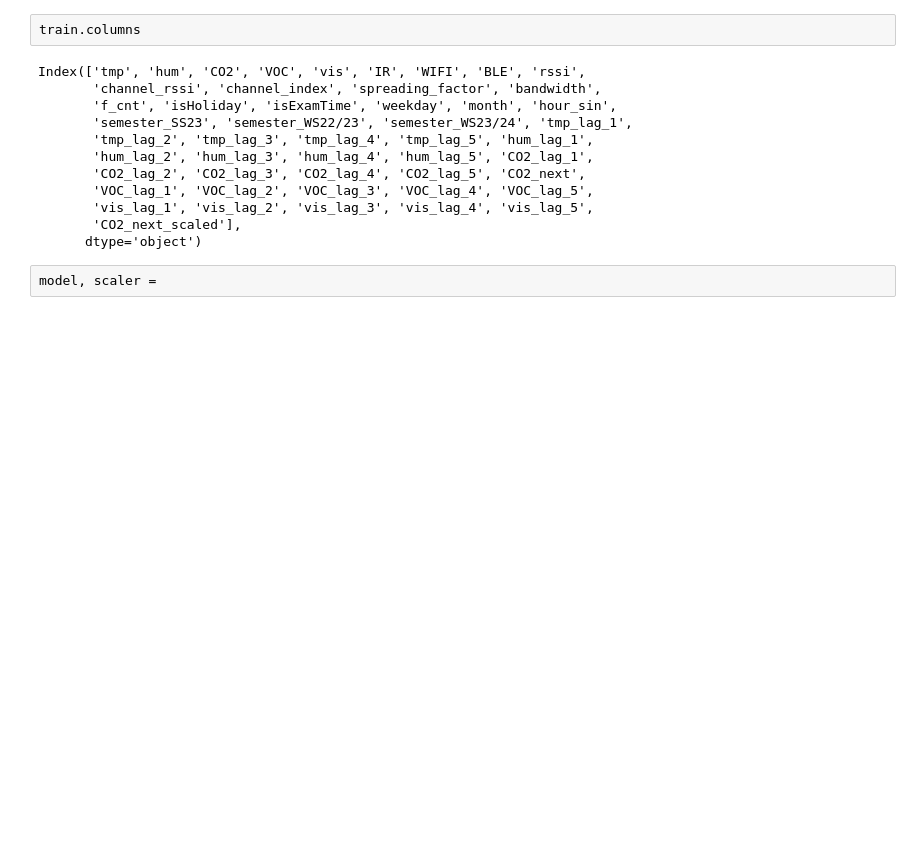
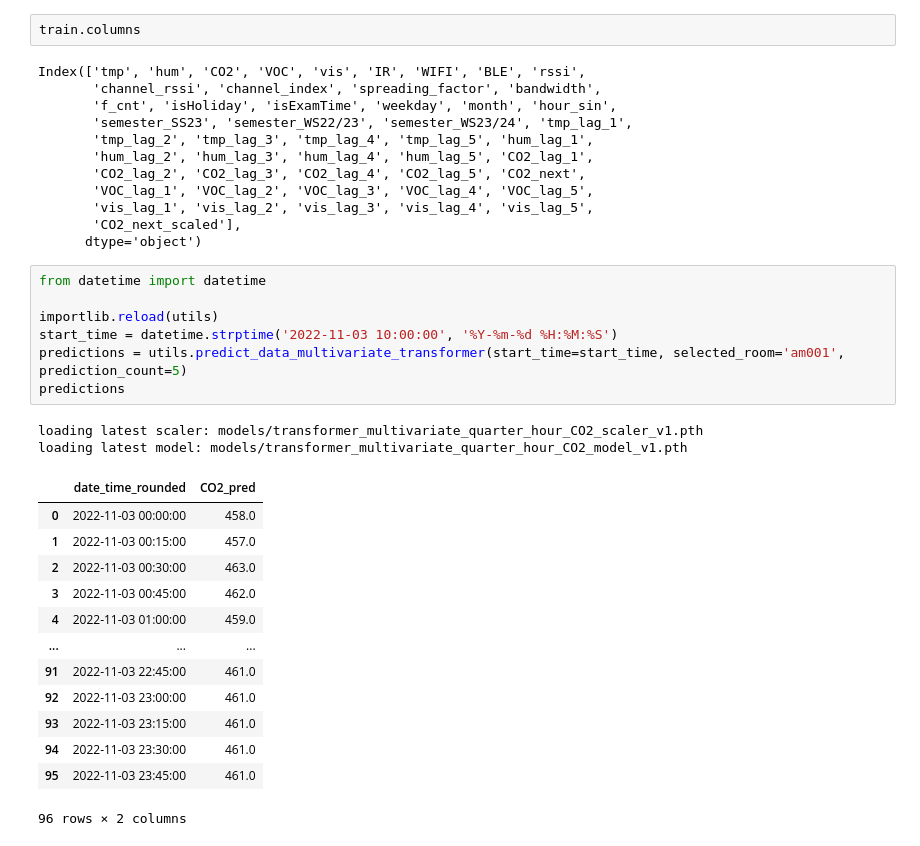
Before and after one commit to TimEhmann/IoT_Project, a Jupyter notebook: test.ipynb, the cells around one changed output. Drawn from its saved outputs; the diff is of its cells as text; blank space fills up the shorter version.

Commit message:
created first multivariate transformer models, added functionality to predict data, updated dashboard with new models and added input variables

```diff
--- a/test.ipynb
+++ b/test.ipynb
@@ -214,5 +214,26 @@ Index(['tmp', 'hum', 'CO2', 'VOC', 'vis', 'IR', 'WIFI', 'BLE', 'rssi',
        'vis_lag_1', 'vis_lag_2', 'vis_lag_3', 'vis_lag_4', 'vis_lag_5',
        'CO2_next_scaled'],
       dtype='object')
-# %%
-model, scaler =
+# %%
+from datetime import datetime
+
+importlib.reload(utils)
+start_time = datetime.strptime('2022-11-03 10:00:00', '%Y-%m-%d %H:%M:%S')
+predictions = utils.predict_data_multivariate_transformer(start_time=start_time, selected_room='am001', prediction_count=5)
+predictions
+# %% [output]
+loading latest scaler: models/transformer_multivariate_quarter_hour_CO2_scaler_v1.pth
+loading latest model: models/transformer_multivariate_quarter_hour_CO2_model_v1.pth
+|  | date_time_rounded | CO2_pred |
+| 0 | 2022-11-03 00:00:00 | 458.0 |
+| 1 | 2022-11-03 00:15:00 | 457.0 |
+| 2 | 2022-11-03 00:30:00 | 463.0 |
+| 3 | 2022-11-03 00:45:00 | 462.0 |
+| 4 | 2022-11-03 01:00:00 | 459.0 |
+| ... | ... | ... |
+| 91 | 2022-11-03 22:45:00 | 461.0 |
+| 92 | 2022-11-03 23:00:00 | 461.0 |
+| 93 | 2022-11-03 23:15:00 | 461.0 |
+| 94 | 2022-11-03 23:30:00 | 461.0 |
+| 95 | 2022-11-03 23:45:00 | 461.0 |
+96 rows × 2 columns
```
Also changed, not shown: parts of 1 cell of this notebook, 39 other files.
